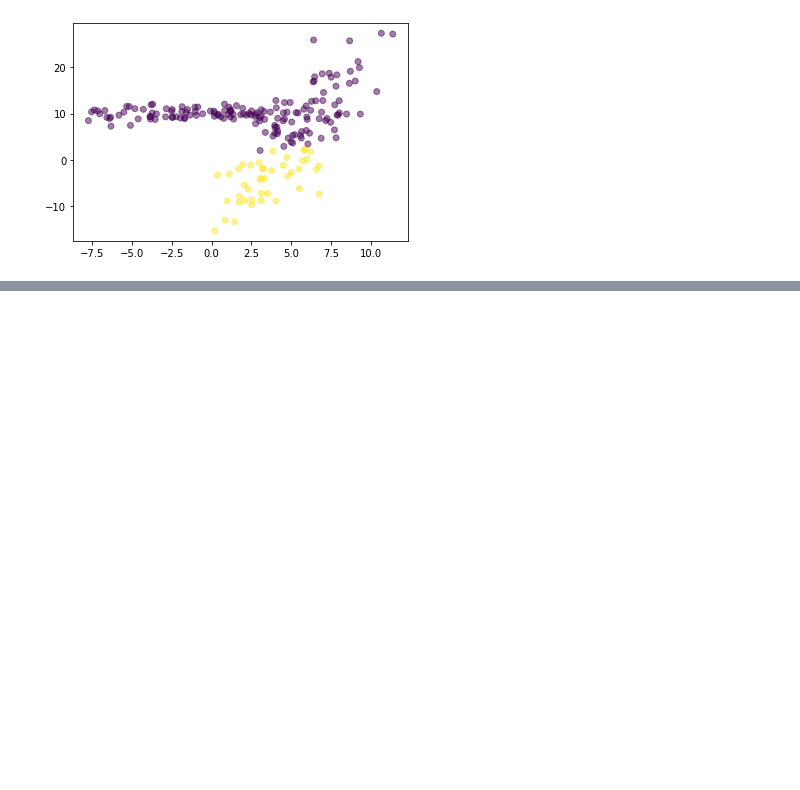
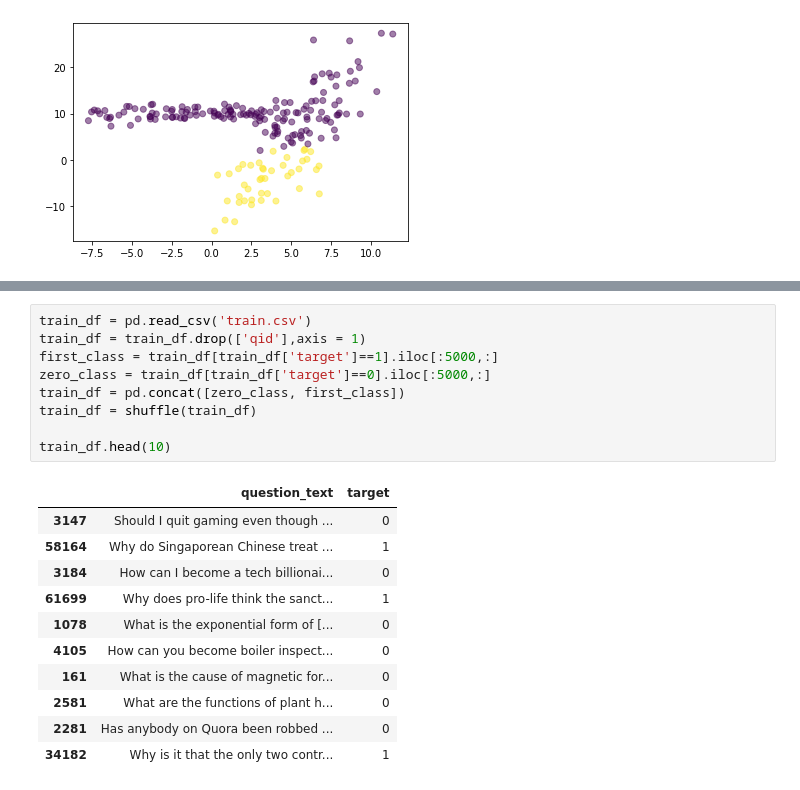
Before and after one commit to RodionBukhanevych11/da_course, a Jupyter notebook: lab3/program.ipynb, the cells around one changed output, grey strips where cells are left out. Drawn from its saved outputs; the diff is of its cells as text; blank space fills up the shorter version.

```diff
--- a/lab3/program.ipynb
+++ b/lab3/program.ipynb
@@ -200,0 +221,21 @@ f1_score =  0.29
+# %%
+train_df = pd.read_csv('train.csv')
+train_df = train_df.drop(['qid'],axis = 1)
+first_class = train_df[train_df['target']==1].iloc[:5000,:]
+zero_class = train_df[train_df['target']==0].iloc[:5000,:]
+train_df = pd.concat([zero_class, first_class])
+train_df = shuffle(train_df)
+
+train_df.head(10)
+# %% [output]
+|  | question_text | target |
+| 3147 | Should I quit gaming even though ... | 0 |
+| 58164 | Why do Singaporean Chinese treat ... | 1 |
+| 3184 | How can I become a tech billionai... | 0 |
+| 61699 | Why does pro-life think the sanct... | 1 |
+| 1078 | What is the exponential form of [... | 0 |
+| 4105 | How can you become boiler inspect... | 0 |
+| 161 | What is the cause of magnetic for... | 0 |
+| 2581 | What are the functions of plant h... | 0 |
+| 2281 | Has anybody on Quora been robbed ... | 0 |
+| 34182 | Why is it that the only two contr... | 1 |
```
Also changed, not shown: parts of 13 cells of this notebook, 1 other file.
